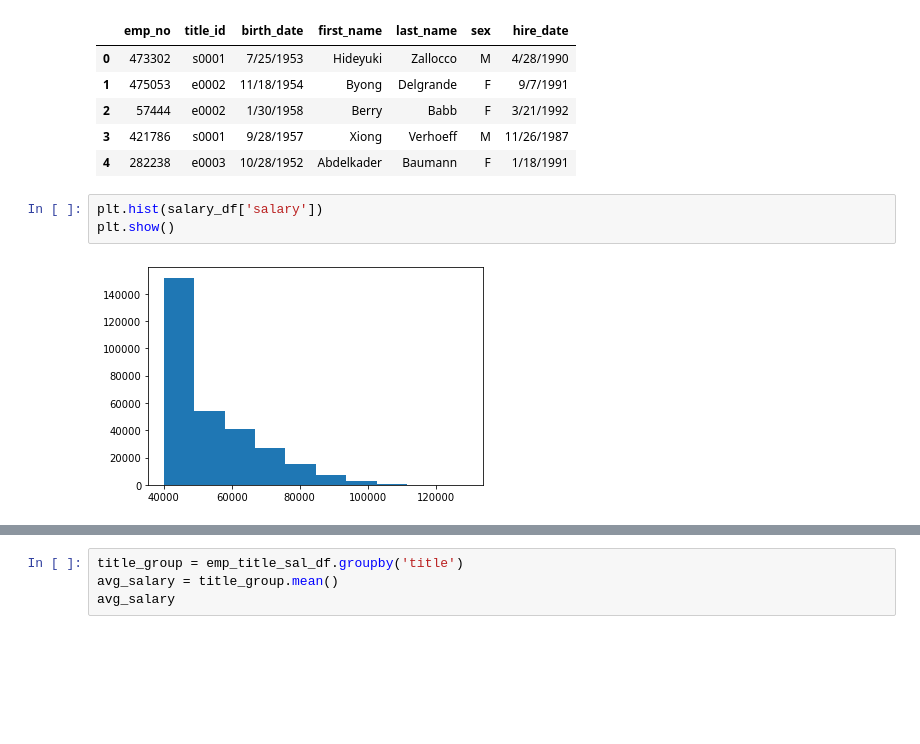
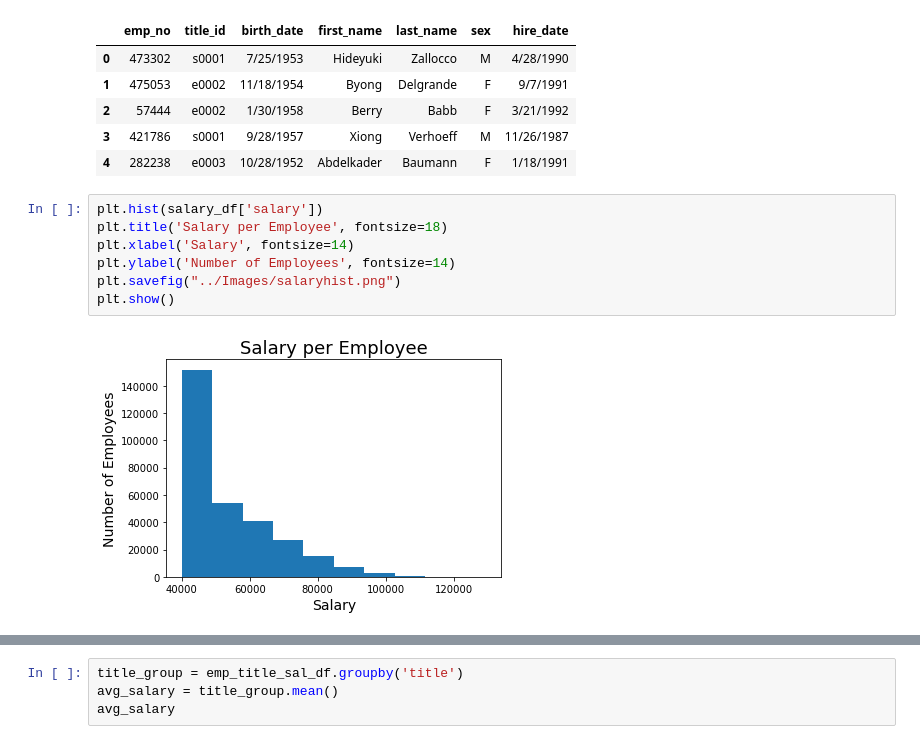
Before and after one commit to Corters22/Employee_Analysis, a Jupyter notebook: EmployeeSQL/Bonus.ipynb, the cells around one changed output, grey strips where cells are left out. Cells and saved outputs as stored; diff of their text form; blank space fills up the shorter version.

Commit message:
adding pics of charts

```diff
--- a/EmployeeSQL/Bonus.ipynb
+++ b/EmployeeSQL/Bonus.ipynb
@@ -26,11 +26,15 @@ employee_df.head()
 | 2 | 57444 | e0002 | 1/30/1958 | Berry | Babb | F | 3/21/1992 |
 | 3 | 421786 | s0001 | 9/28/1957 | Xiong | Verhoeff | M | 11/26/1987 |
 | 4 | 282238 | e0003 | 10/28/1952 | Abdelkader | Baumann | F | 1/18/1991 |
-# %%
-plt.hist(salary_df['salary'])
-plt.show()
-# %% [output]
-[figure, removed]
+# %%
+plt.hist(salary_df['salary'])
+plt.title('Salary per Employee', fontsize=18)
+plt.xlabel('Salary', fontsize=14)
+plt.ylabel('Number of Employees', fontsize=14)
+plt.savefig("../Images/salaryhist.png")
+plt.show()
+# %% [output]
+[figure, added]
 # %%
 emp_title_sal_df = salary_df.merge(dept_emp_df, on='emp_no')
 emp_title_sal_df = emp_title_sal_df.merge(employee_df, on='emp_no')
```
Also changed, not shown: parts of 3 cells of this notebook, 4 other files.
